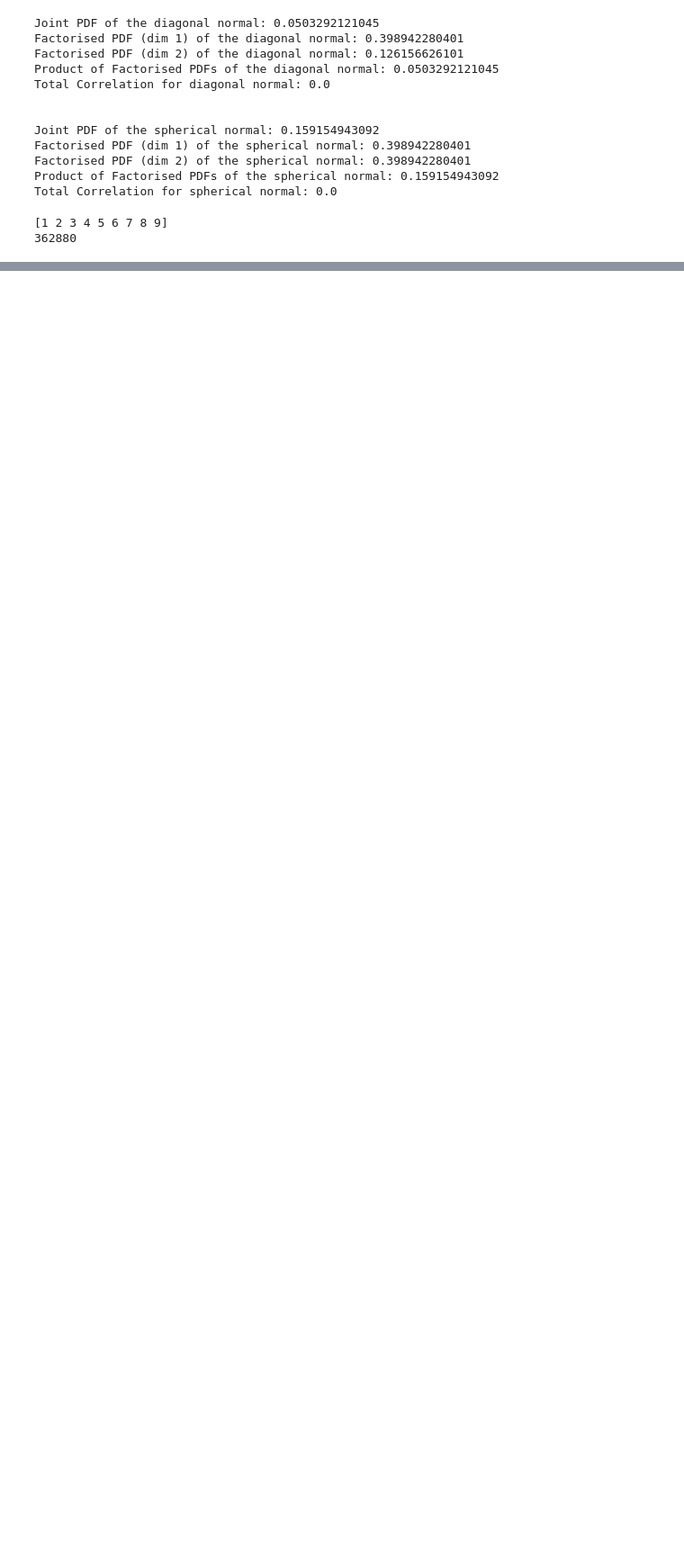
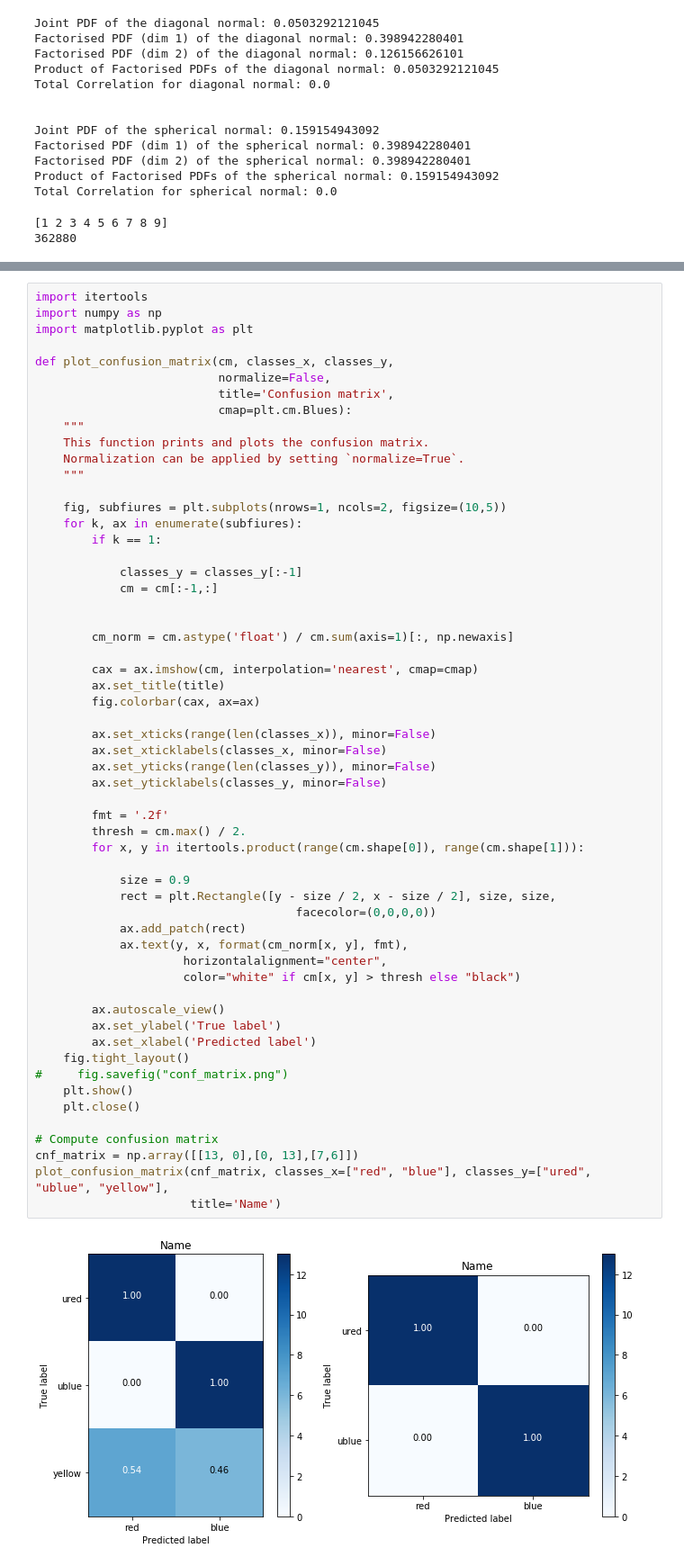
Before and after one commit to yordanh/interp_latent_spaces, a Jupyter notebook: ipython_notebooks/TC Experiments.ipynb, the cells around one changed output, grey strips where cells are left out. Shown at 90% size. Drawn from its saved outputs; the diff is of its cells as text; blank space fills up the shorter version.

```diff
--- a/ipython_notebooks/TC Experiments.ipynb
+++ b/ipython_notebooks/TC Experiments.ipynb
@@ -190,0 +416,59 @@ Total Correlation for spherical normal: 0.0
+# %%
+import itertools
+import numpy as np
+import matplotlib.pyplot as plt
+
+def plot_confusion_matrix(cm, classes_x, classes_y,
+                          normalize=False,
+                          title='Confusion matrix',
+                          cmap=plt.cm.Blues):
+    """
+    This function prints and plots the confusion matrix.
+    Normalization can be applied by setting `normalize=True`.
+    """
+
+    fig, subfiures = plt.subplots(nrows=1, ncols=2, figsize=(10,5))
+    for k, ax in enumerate(subfiures):
+        if k == 1:
+
+            classes_y = classes_y[:-1]
+            cm = cm[:-1,:]
+
+
+        cm_norm = cm.astype('float') / cm.sum(axis=1)[:, np.newaxis]
+
+        cax = ax.imshow(cm, interpolation='nearest', cmap=cmap)
+        ax.set_title(title)
+        fig.colorbar(cax, ax=ax)
+
+        ax.set_xticks(range(len(classes_x)), minor=False)
+        ax.set_xticklabels(classes_x, minor=False)
+        ax.set_yticks(range(len(classes_y)), minor=False)
+        ax.set_yticklabels(classes_y, minor=False)
+
+        fmt = '.2f'
+        thresh = cm.max() / 2.
+        for x, y in itertools.product(range(cm.shape[0]), range(cm.shape[1])):
+
+            size = 0.9
+            rect = plt.Rectangle([y - size / 2, x - size / 2], size, size,
+                                     facecolor=(0,0,0,0))
+            ax.add_patch(rect)
+            ax.text(y, x, format(cm_norm[x, y], fmt),
+                     horizontalalignment="center",
+                     color="white" if cm[x, y] > thresh else "black")
+
+        ax.autoscale_view()
+        ax.set_ylabel('True label')
+        ax.set_xlabel('Predicted label')
+    fig.tight_layout()
+#     fig.savefig("conf_matrix.png")
+    plt.show()
+    plt.close()
+
+# Compute confusion matrix
+cnf_matrix = np.array([[13, 0],[0, 13],[7,6]])
+plot_confusion_matrix(cnf_matrix, classes_x=["red", "blue"], classes_y=["ured", "ublue", "yellow"],
+                      title='Name')
+# %% [output]
+[figure, added]
```
Also changed, not shown: parts of 14 cells of this notebook.
